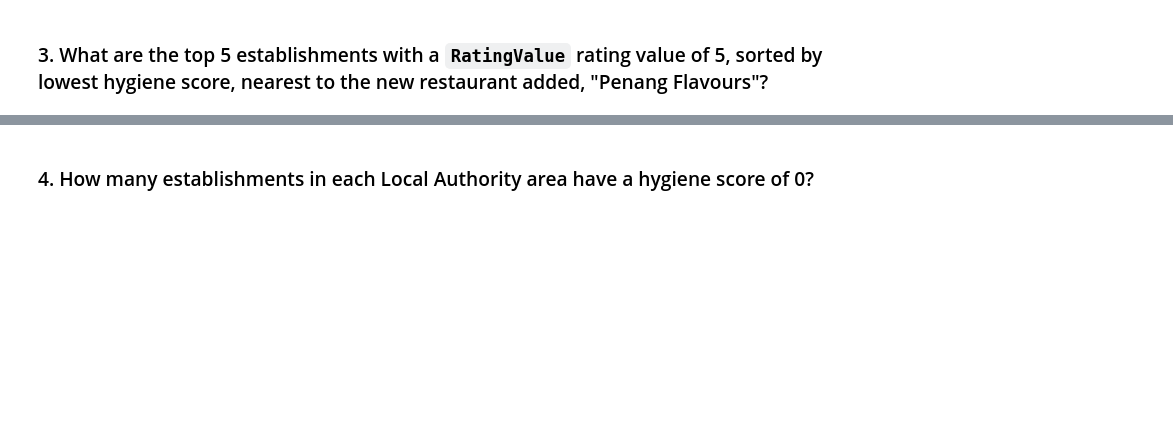
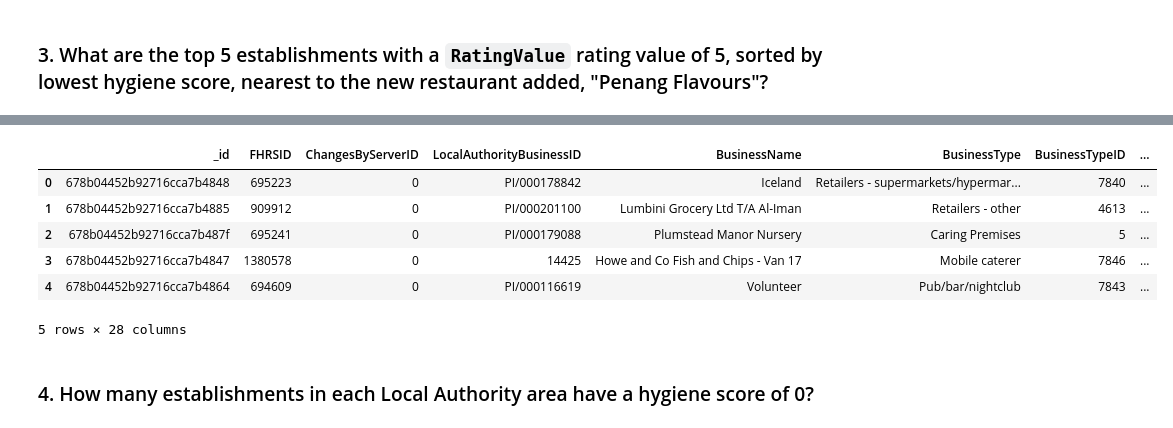
Before and after one commit to donoh160/nosql_challenge, a Jupyter notebook: NoSQL_analysis_starter.ipynb, the cells around one changed output, grey strips where cells are left out. Drawn from its saved outputs; the diff is of its cells as text; code cells hidden in the pictures; blank space fills up the shorter version.

```diff
--- a/NoSQL_analysis_starter.ipynb
+++ b/NoSQL_analysis_starter.ipynb
@@ -133,0 +138,22 @@ pprint(list(establishments.find(query).sort(sort).limit(limit)))
+# %%
+# Retreive latitude and longitude of Penang Flavours and set degree tolerance to 0.01
+deg = 0.01
+lat = establishments.find_one({'BusinessName': 'Penang Flavours'})['geocode']['latitude']
+lon = establishments.find_one({'BusinessName': 'Penang Flavours'})['geocode']['longitude']
+
+# rating value = 5 and within 0.01 degrees lat/lon to Penang
+query = {
+    'RatingValue': {'$eq': 5},
+    'geocode.latitude': {'$gt': lat-deg, '$lt': lat+deg},
+    'geocode.longitude': {'$gt': lon-deg, '$lt': lon+deg}
+}
+
+# sorted: lowest hygiene score
+sort = [('scores.Hygiene', 1 )]
+
+# limit = 5
+limit = 5
+
+# Store results into results variable and display results
+results = list(establishments.find(query).sort(sort).limit(limit))
+pprint(results)
@@ -134,4 +178,14 @@ pprint(list(establishments.find(query).sort(sort).limit(limit)))
 # %%
 # Convert result to Pandas DataFrame
+q3_df = pd.DataFrame(results)
+q3_df
+# %% [output]
+|  | _id | FHRSID | ChangesByServerID | LocalAuthorityBusinessID | BusinessName | BusinessType | BusinessTypeID | ... |
+| 0 | 678b04452b92716cca7b4848 | 695223 | 0 | PI/000178842 | Iceland | Retailers - supermarkets/hypermar... | 7840 | ... |
+| 1 | 678b04452b92716cca7b4885 | 909912 | 0 | PI/000201100 | Lumbini Grocery Ltd T/A Al-Iman | Retailers - other | 4613 | ... |
+| 2 | 678b04452b92716cca7b487f | 695241 | 0 | PI/000179088 | Plumstead Manor Nursery | Caring Premises | 5 | ... |
+| 3 | 678b04452b92716cca7b4847 | 1380578 | 0 | 14425 | Howe and Co Fish and Chips - Van 17 | Mobile caterer | 7846 | ... |
+| 4 | 678b04452b92716cca7b4864 | 694609 | 0 | PI/000116619 | Volunteer | Pub/bar/nightclub | 7843 | ... |
+5 rows × 28 columns
 # %% [markdown]
 ### 4. How many establishments in each Local Authority area have a hygiene score of 0?
```
Also changed, not shown: parts of 10 cells of this notebook, 2 other files.
